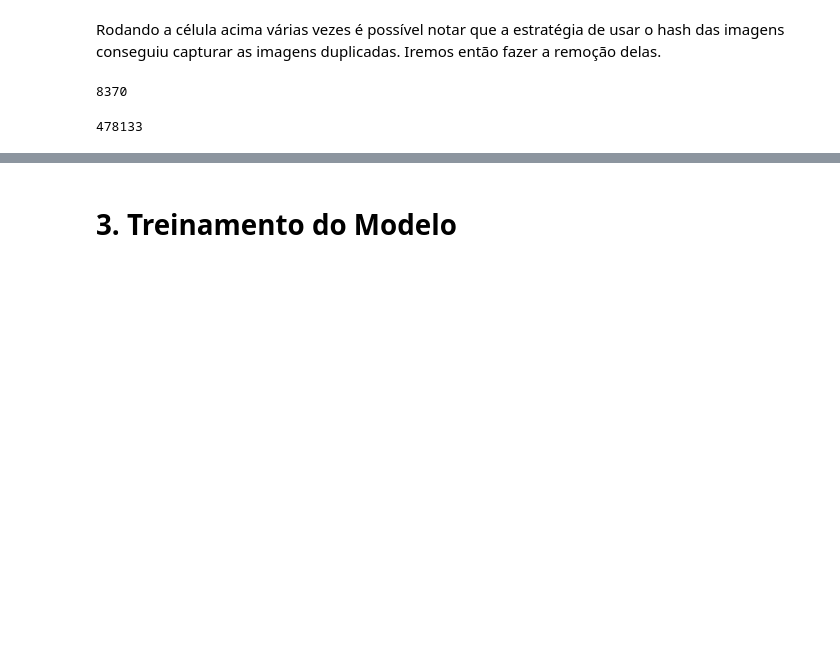
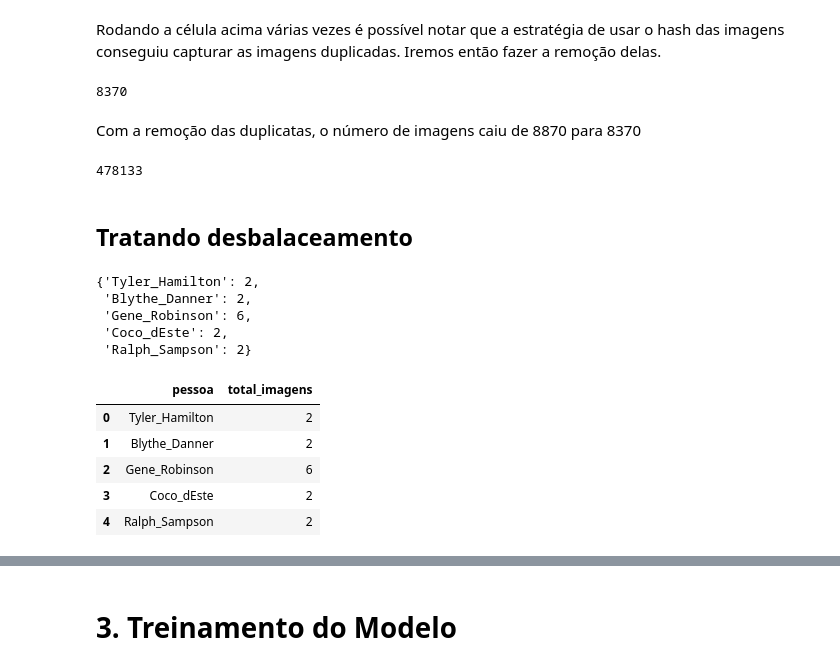
Before and after one commit to Carlos-Vic/face-recognition, a Jupyter notebook: notebook/carlos-oliveira-solution.ipynb, the cells around one changed output, grey strips where cells are left out. Saved outputs shown, nothing was run; the diff lists cells and outputs as text; code cells hidden in the pictures; blank space fills up the shorter version.

```diff
--- a/notebook/carlos-oliveira-solution.ipynb
+++ b/notebook/carlos-oliveira-solution.ipynb
@@ -371,6 +351,8 @@ for paths in valid_persons:
 len(valid_images)
 # %% [output]
 8370
+# %% [markdown]
+Com a remoção das duplicatas, o número de imagens caiu de 8870 para 8370
 # %%
 import pickle
 import os
@@ -386,3 +368,36 @@ import pickle
 
 with open('/kaggle/working/valid_images.pkl', 'rb') as f:
     valid_images = pickle.load(f)
+# %% [markdown]
+## Tratando desbalaceamento
+# %%
+count_images = {}
+valid_images_set = set(valid_images)
+
+for paths in valid_persons:
+    for imgs in paths.rglob('*'):
+        if imgs in valid_images_set:
+            if imgs.parent.name not in count_images:
+                count_images[imgs.parent.name] = 1
+            else:
+                count_images[imgs.parent.name] +=1
+
+dict(list(count_images.items())[:5])
+# %% [output]
+{'Tyler_Hamilton': 2,
+ 'Blythe_Danner': 2,
+ 'Gene_Robinson': 6,
+ 'Coco_dEste': 2,
+ 'Ralph_Sampson': 2}
+# %%
+import pandas as pd
+
+df = pd.DataFrame(count_images.items(), columns=['pessoa', 'total_imagens'])
+df.head()
+# %% [output]
+|  | pessoa | total_imagens |
+| 0 | Tyler_Hamilton | 2 |
+| 1 | Blythe_Danner | 2 |
+| 2 | Gene_Robinson | 6 |
+| 3 | Coco_dEste | 2 |
+| 4 | Ralph_Sampson | 2 |
```
Also changed, not shown: parts of 8 cells of this notebook.
